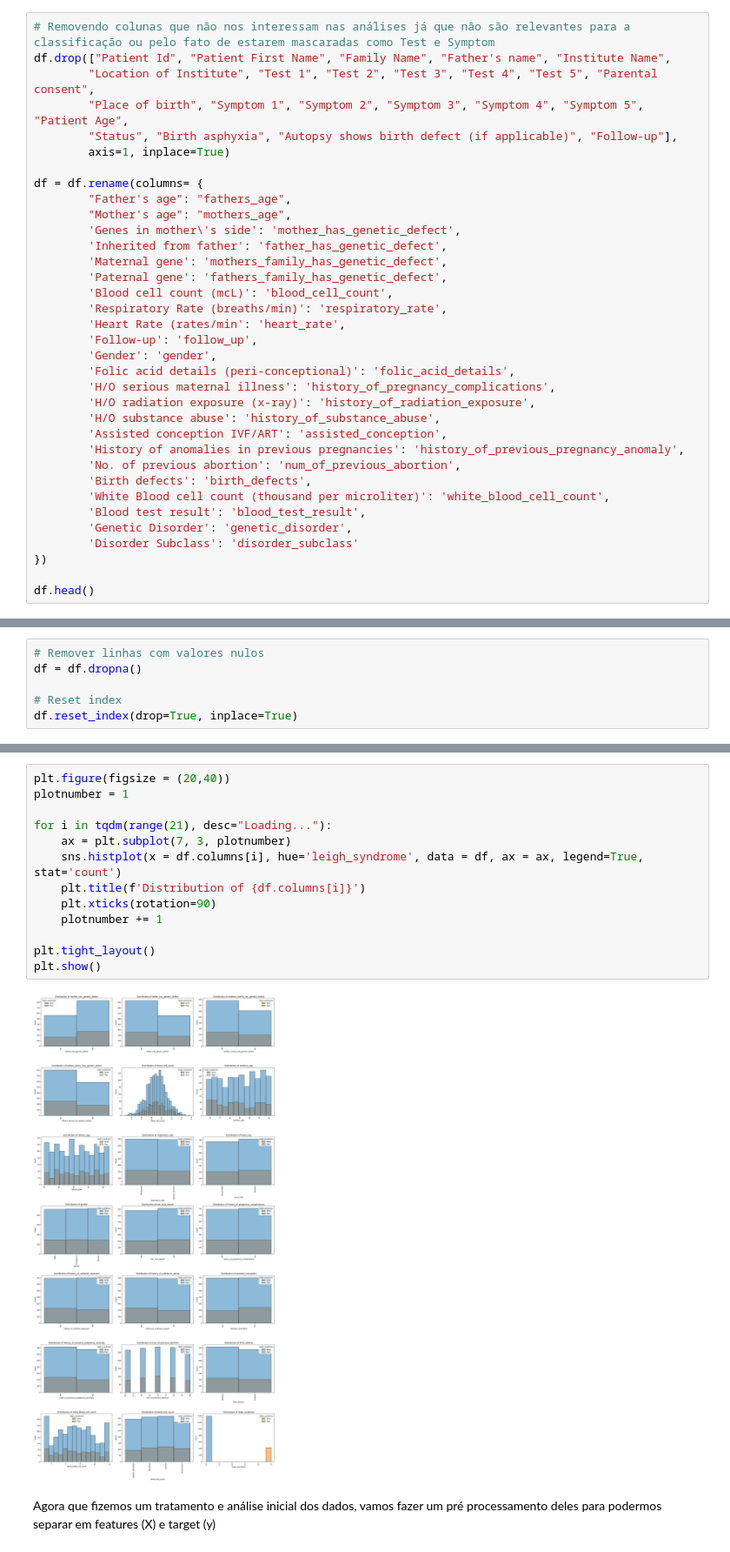
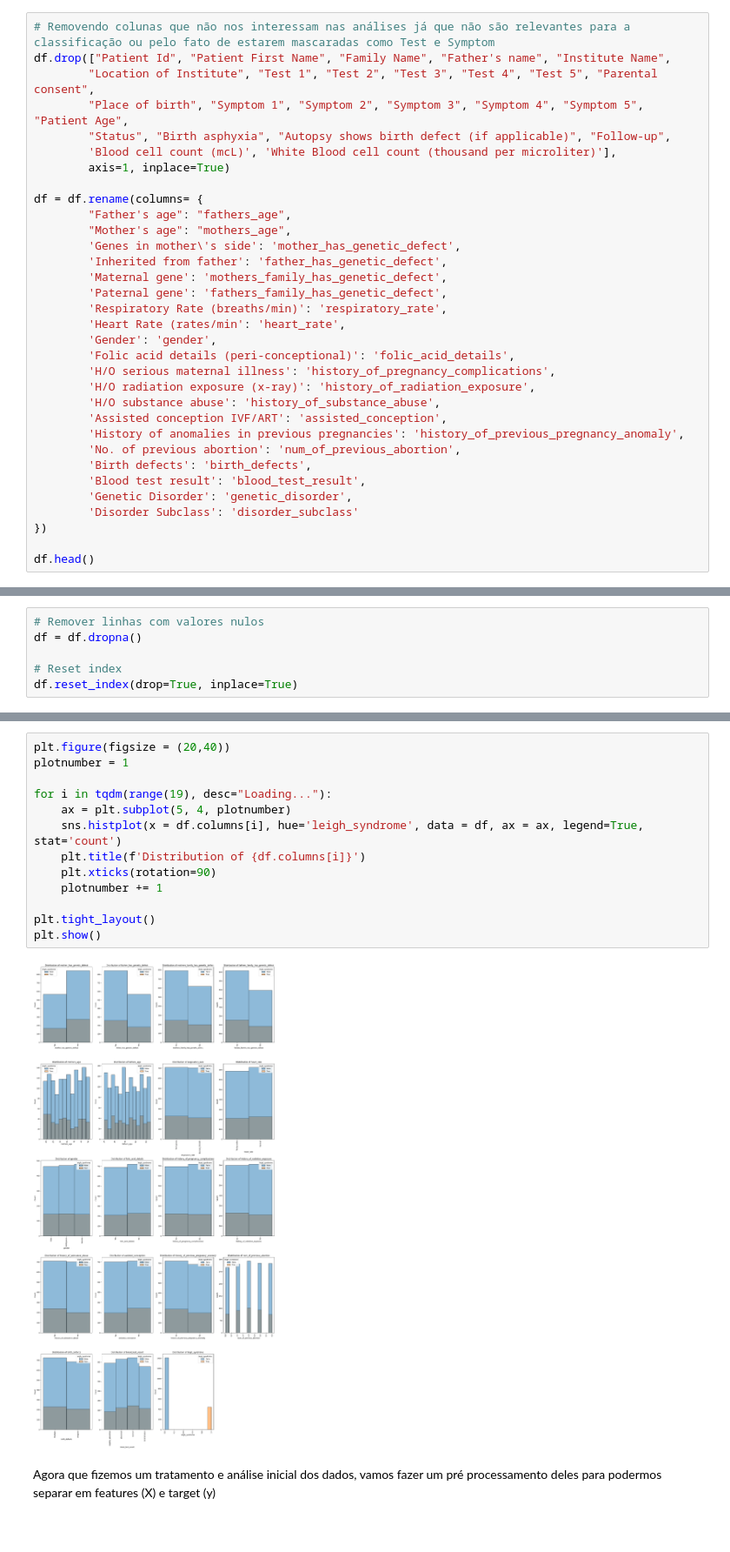
Before and after one commit to mfollypp/Machine-Learning-for-Healthcare, a Jupyter notebook: Projeto de Aplicação/leigh_syndrome.ipynb, the cells around one changed output, grey strips where cells are left out. Shown at 87% size. Drawn from its saved outputs; the diff is of its cells as text.

Commit message:
removing blood cell count

```diff
--- a/Projeto de Aplicação/leigh_syndrome.ipynb
+++ b/Projeto de Aplicação/leigh_syndrome.ipynb
@@ -40,7 +40,8 @@ df.describe()
 df.drop(["Patient Id", "Patient First Name", "Family Name", "Father's name", "Institute Name",
         "Location of Institute", "Test 1", "Test 2", "Test 3", "Test 4", "Test 5", "Parental consent",
         "Place of birth", "Symptom 1", "Symptom 2", "Symptom 3", "Symptom 4", "Symptom 5", "Patient Age",
-        "Status", "Birth asphyxia", "Autopsy shows birth defect (if applicable)", "Follow-up"],
+        "Status", "Birth asphyxia", "Autopsy shows birth defect (if applicable)", "Follow-up",
+        'Blood cell count (mcL)', 'White Blood cell count (thousand per microliter)'],
         axis=1, inplace=True)
 
 df = df.rename(columns= {
@@ -50,10 +51,8 @@ df = df.rename(columns= {
         'Inherited from father': 'father_has_genetic_defect',
         'Maternal gene': 'mothers_family_has_genetic_defect',
         'Paternal gene': 'fathers_family_has_genetic_defect',
-        'Blood cell count (mcL)': 'blood_cell_count',
         'Respiratory Rate (breaths/min)': 'respiratory_rate',
         'Heart Rate (rates/min': 'heart_rate',
-        'Follow-up': 'follow_up',
         'Gender': 'gender',
         'Folic acid details (peri-conceptional)': 'folic_acid_details',
         'H/O serious maternal illness': 'history_of_pregnancy_complications',
@@ -63,7 +62,6 @@ df = df.rename(columns= {
         'History of anomalies in previous pregnancies': 'history_of_previous_pregnancy_anomaly',
         'No. of previous abortion': 'num_of_previous_abortion',
         'Birth defects': 'birth_defects',
-        'White Blood cell count (thousand per microliter)': 'white_blood_cell_count',
         'Blood test result': 'blood_test_result',
         'Genetic Disorder': 'genetic_disorder',
         'Disorder Subclass': 'disorder_subclass'
@@ -293,18 +288,18 @@ df[(df['mother_has_genetic_defect'] == 'Yes') & (df['leigh_syndrome'] == True)].
 # %%
 plt.figure(figsize = (20,40))
 plotnumber = 1
 
-for i in tqdm(range(21), desc="Loading..."):
-    ax = plt.subplot(7, 3, plotnumber)
+for i in tqdm(range(19), desc="Loading..."):
+    ax = plt.subplot(5, 4, plotnumber)
     sns.histplot(x = df.columns[i], hue='leigh_syndrome', data = df, ax = ax, legend=True, stat='count')
     plt.title(f'Distribution of {df.columns[i]}')
     plt.xticks(rotation=90)
     plotnumber += 1
 
 plt.tight_layout()
 plt.show()
 # %% [output]
-[figure, old version]
+[figure, new version]
 # %% [markdown]
 Agora que fizemos um tratamento e análise inicial dos dados, vamos fazer um pré processamento deles para podermos separar em features (X) e target (y)
 # %%
```
Also changed, not shown: parts of 24 cells of this notebook.
